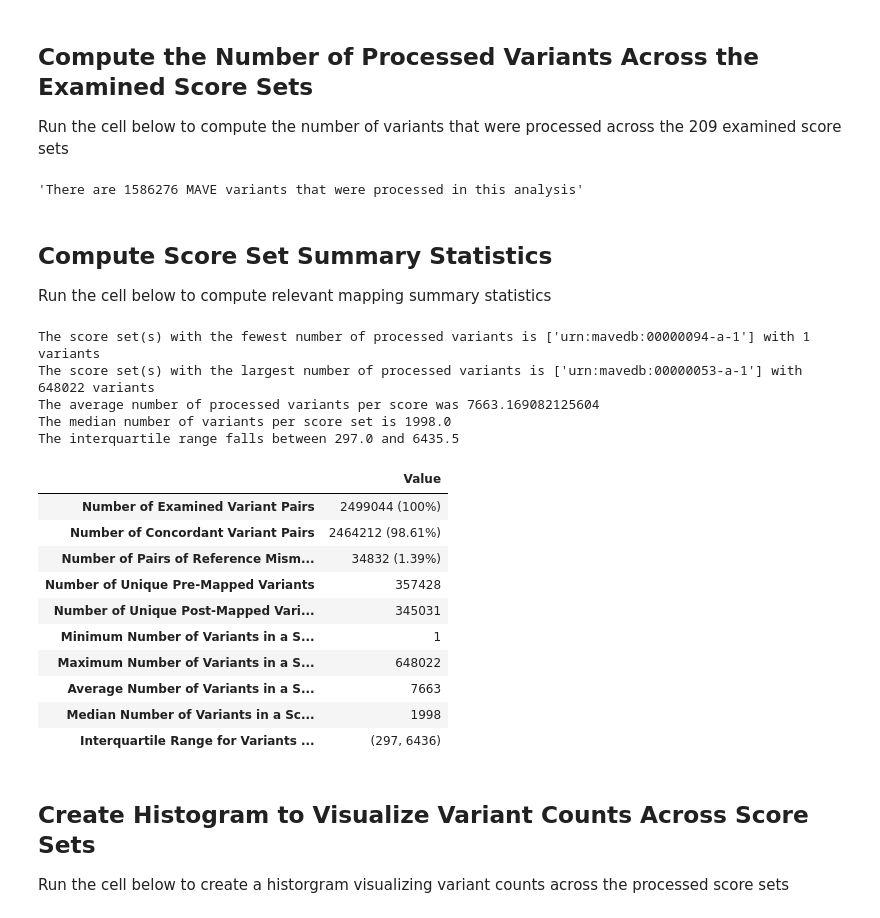
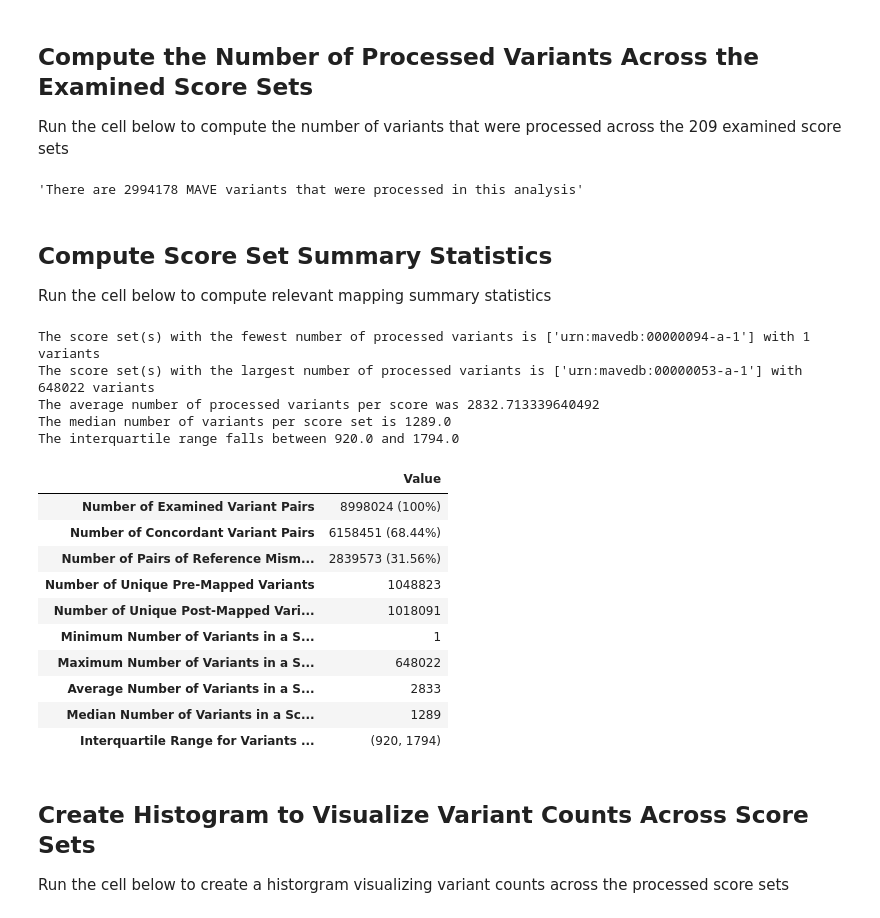
Before and after one commit to ave-dcd/dcd_mapping, a Jupyter notebook: notebooks/analysis/mapping_analysis.ipynb, the cells around one changed output. Saved outputs shown, nothing was run; the diff lists cells and outputs as text; code cells hidden in the pictures.

```diff
--- a/notebooks/analysis/mapping_analysis.ipynb
+++ b/notebooks/analysis/mapping_analysis.ipynb
@@ -205,16 +249,21 @@ There are 357428 unique pre-mapped MAVE variants in the allele dictionary
 Run the cell below to compute the number of variants that were processed across the 209 examined score sets
 # %%
 var_count = 0
-for key in score_sets:
-   if key != "urn:mavedb:00000072-a-1" and key != "urn:mavedb:00000105-a-1":
-        path = f"analysis_files/mappings/{key[11::]}.json"
-        f = Path.open(path)
-        dat = json.load(f)
-        dat = dat["mapped_scores"]
-        var_count += len(dat)
+for urn in score_sets:
+    files = list(Path("analysis_files/mappings").glob(f"*{urn}_mapping*"))
+    if files:
+        latest_file = max(files, key=os.path.getmtime)
+    else:
+        continue
+
+    f = Path.open(latest_file)
+    dat = json.load(f)
+    computed_seq_type = dat["computed_reference_sequence"]["sequence_type"]
+    dat = dat["mapped_scores"]
+    var_count += len(dat)
 f"There are {var_count} MAVE variants that were processed in this analysis"
 # %% [output]
-'There are 1586276 MAVE variants that were processed in this analysis'
+'There are 2994178 MAVE variants that were processed in this analysis'
 # %% [markdown]
 ## Compute Score Set Summary Statistics
 Run the cell below to compute relevant mapping summary statistics
@@ -222,14 +271,18 @@ Run the cell below to compute relevant mapping summary statistics
 import numpy as np
 
 variant_count_dict = {}
-for key in score_sets:
-    if key != "urn:mavedb:00000072-a-1" and key != "urn:mavedb:00000105-a-1":
-        path = f"analysis_files/mappings/{key[11::]}.json"
-        f = Path.open(path)
-        dat = json.load(f)
-        dat = dat["mapped_scores"]
+for urn in score_sets:
+    files = list(Path("analysis_files/mappings").glob(f"*{urn}_mapping*"))
+    if files:
+        latest_file = max(files, key=os.path.getmtime)
+    else:
+        continue
 
-        variant_count_dict[key] = len(dat)
+    f = Path.open(latest_file)
+    dat = json.load(f)
+    computed_seq_type = dat["computed_reference_sequence"]["sequence_type"]
+    dat = dat["mapped_scores"]
+    variant_count_dict[urn] = len(dat)
 
 min_value = min(variant_count_dict.values())
 min_value_dict = [key for key, value in variant_count_dict.items() if value == min_value]
@@ -251,36 +304,36 @@ print(f"The interquartile range falls between {iq25} and {iq75}")
 # %% [output]
 The score set(s) with the fewest number of processed variants is ['urn:mavedb:00000094-a-1'] with 1 variants
 The score set(s) with the largest number of processed variants is ['urn:mavedb:00000053-a-1'] with 648022 variants
-The average number of processed variants per score was 7663.169082125604
-The median number of variants per score set is 1998.0
-The interquartile range falls between 297.0 and 6435.5
+The average number of processed variants per score was 2832.713339640492
+The median number of variants per score set is 1289.0
+The interquartile range falls between 920.0 and 1794.0
 # %%
 stats_data = {
-    "Number of Examined Variant Pairs": "2499044 (100%)",
-    "Number of Concordant Variant Pairs": "2464212 (98.61%)",
-    "Number of Pairs of Reference Mismatch": "34832 (1.39%)",
-    "Number of Unique Pre-Mapped Variants": 357428,
-    "Number of Unique Post-Mapped Variants": 345031,
+    "Number of Examined Variant Pairs": "8998024 (100%)",
+    "Number of Concordant Variant Pairs": "6158451 (68.44%)",
+    "Number of Pairs of Reference Mismatch": "2839573 (31.56%)",
+    "Number of Unique Pre-Mapped Variants": 1048823,
+    "Number of Unique Post-Mapped Variants": 1018091,
     "Minimum Number of Variants in a Score Set": 1,
     "Maximum Number of Variants in a Score Set": 648022,
-    "Average Number of Variants in a Score Set": 7663,
-    "Median Number of Variants in a Score Set": 1998,
-    "Interquartile Range for Variants in a Score Set (25-75%)": "(297, 6436)"
+    "Average Number of Variants in a Score Set": 2833,
+    "Median Number of Variants in a Score Set": 1289,
+    "Interquartile Range for Variants in a Score Set (25-75%)": "(920, 1794)"
 }
 stats_data = pd.DataFrame.from_dict(stats_data, orient="index", columns=["Value"])
 stats_data
 # %% [output]
 |  | Value |
-| Number of Examined Variant Pairs | 2499044 (100%) |
-| Number of Concordant Variant Pairs | 2464212 (98.61%) |
-| Number of Pairs of Reference Mism... | 34832 (1.39%) |
-| Number of Unique Pre-Mapped Variants | 357428 |
-| Number of Unique Post-Mapped Vari... | 345031 |
+| Number of Examined Variant Pairs | 8998024 (100%) |
+| Number of Concordant Variant Pairs | 6158451 (68.44%) |
+| Number of Pairs of Reference Mism... | 2839573 (31.56%) |
+| Number of Unique Pre-Mapped Variants | 1048823 |
+| Number of Unique Post-Mapped Vari... | 1018091 |
 | Minimum Number of Variants in a S... | 1 |
 | Maximum Number of Variants in a S... | 648022 |
-| Average Number of Variants in a S... | 7663 |
-| Median Number of Variants in a Sc... | 1998 |
-| Interquartile Range for Variants ... | (297, 6436) |
+| Average Number of Variants in a S... | 2833 |
+| Median Number of Variants in a Sc... | 1289 |
+| Interquartile Range for Variants ... | (920, 1794) |
 # %% [markdown]
 ## Create Histogram to Visualize Variant Counts Across Score Sets
 Run the cell below to create a historgram visualizing variant counts across the processed score sets
```
Also changed, not shown: parts of 16 cells of this notebook, 10 other files.
